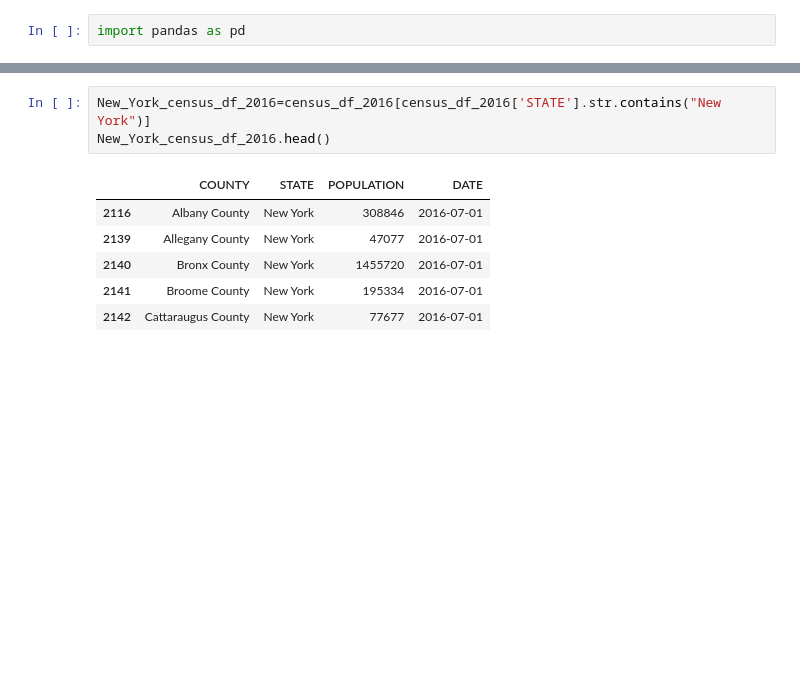
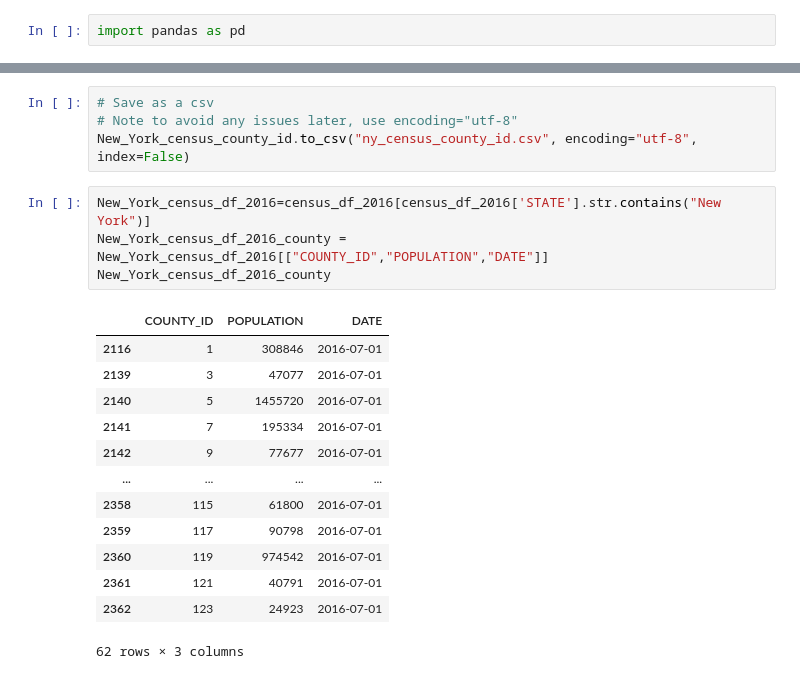
Before and after one commit to sdinespierce/etl_project, a Jupyter notebook: Census/New_York_Census_Data.ipynb, the cells around one changed output, grey strips where cells are left out. Saved outputs shown, nothing was run; the diff lists cells and outputs as text; blank space fills up the shorter version.

Commit message:
New York Counties csv's based off ERD diagram

```diff
--- a/Census/New_York_Census_Data.ipynb
+++ b/Census/New_York_Census_Data.ipynb
@@ -43,12 +62,24 @@ census_df_2019.head()
+# %%
+# Save as a csv
+# Note to avoid any issues later, use encoding="utf-8"
+New_York_census_county_id.to_csv("ny_census_county_id.csv", encoding="utf-8", index=False)
 # %%
 New_York_census_df_2016=census_df_2016[census_df_2016['STATE'].str.contains("New York")]
-New_York_census_df_2016.head()
+New_York_census_df_2016_county = New_York_census_df_2016[["COUNTY_ID","POPULATION","DATE"]]
+New_York_census_df_2016_county
 # %% [output]
-|  | COUNTY | STATE | POPULATION | DATE |
-| 2116 | Albany County | New York | 308846 | 2016-07-01 |
-| 2139 | Allegany County | New York | 47077 | 2016-07-01 |
-| 2140 | Bronx County | New York | 1455720 | 2016-07-01 |
-| 2141 | Broome County | New York | 195334 | 2016-07-01 |
-| 2142 | Cattaraugus County | New York | 77677 | 2016-07-01 |
+|  | COUNTY_ID | POPULATION | DATE |
+| 2116 | 1 | 308846 | 2016-07-01 |
+| 2139 | 3 | 47077 | 2016-07-01 |
+| 2140 | 5 | 1455720 | 2016-07-01 |
+| 2141 | 7 | 195334 | 2016-07-01 |
+| 2142 | 9 | 77677 | 2016-07-01 |
+| ... | ... | ... | ... |
+| 2358 | 115 | 61800 | 2016-07-01 |
+| 2359 | 117 | 90798 | 2016-07-01 |
+| 2360 | 119 | 974542 | 2016-07-01 |
+| 2361 | 121 | 40791 | 2016-07-01 |
+| 2362 | 123 | 24923 | 2016-07-01 |
+62 rows × 3 columns
 # %%
 New_York_census_df_2017=census_df_2017[census_df_2017['STATE'].str.contains("New York")]
```
Also changed, not shown: parts of 14 cells of this notebook, 7 other files.
